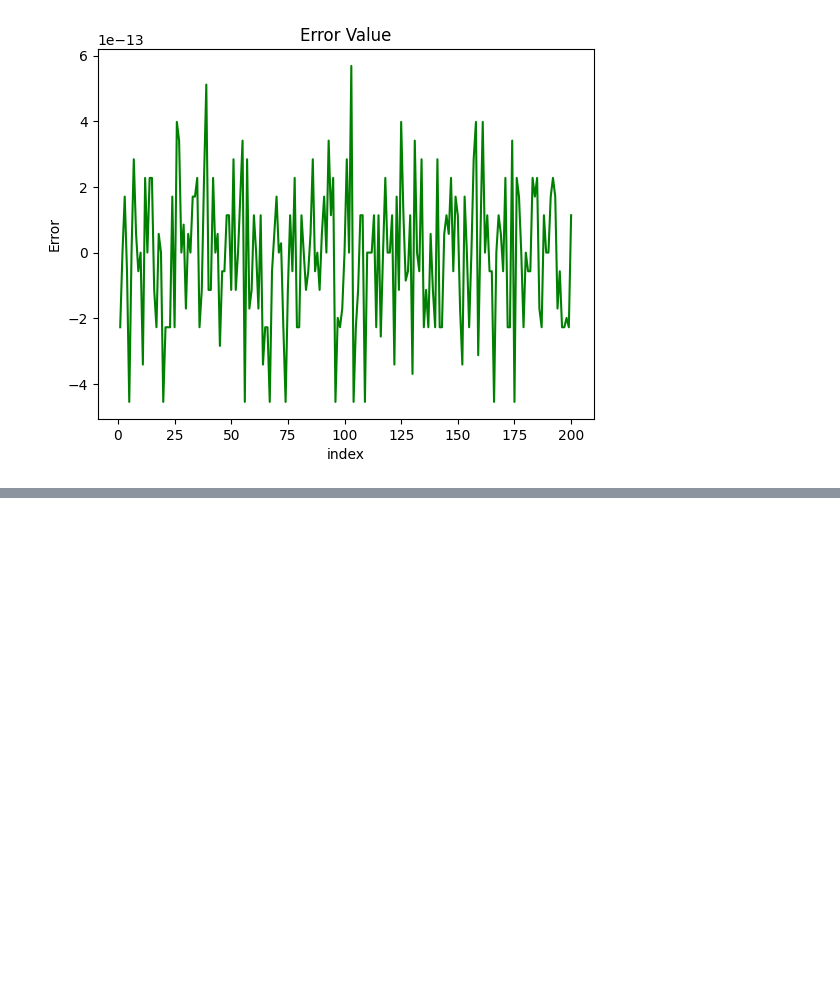
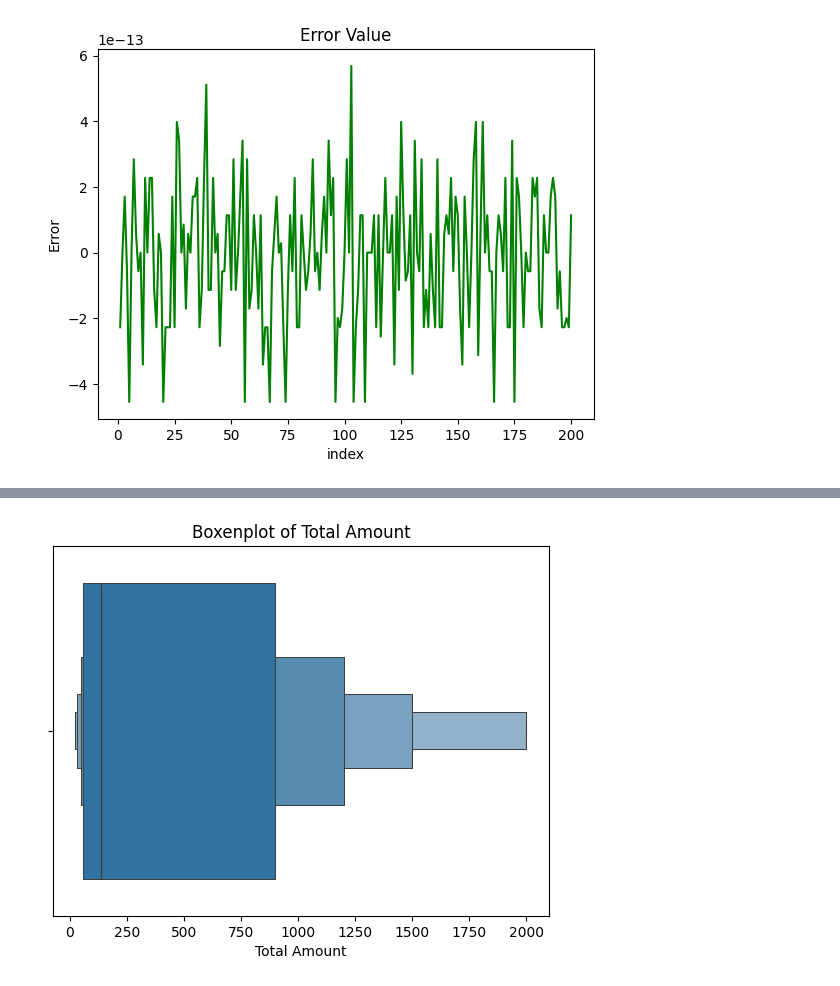
Before and after one commit to muskan2109/FML_Practicals, a Jupyter notebook: TASK_1_EE510.ipynb, the cells around one changed output, grey strips where cells are left out. Saved outputs shown, nothing was run; the diff lists cells and outputs as text; code cells hidden in the pictures; blank space fills up the shorter version.

```diff
--- a/TASK_1_EE510.ipynb
+++ b/TASK_1_EE510.ipynb
@@ -262,0 +302,10 @@ plt.show()
+# %%
+# Boxenplot - Total Amount
+
+sns.boxenplot(x=df['Total Amount'])
+
+plt.title('Boxenplot of Total Amount')
+plt.xlabel('Total Amount')
+plt.show()
+# %% [output]
+[figure, added]
```
Also changed, not shown: parts of 20 cells of this notebook.
